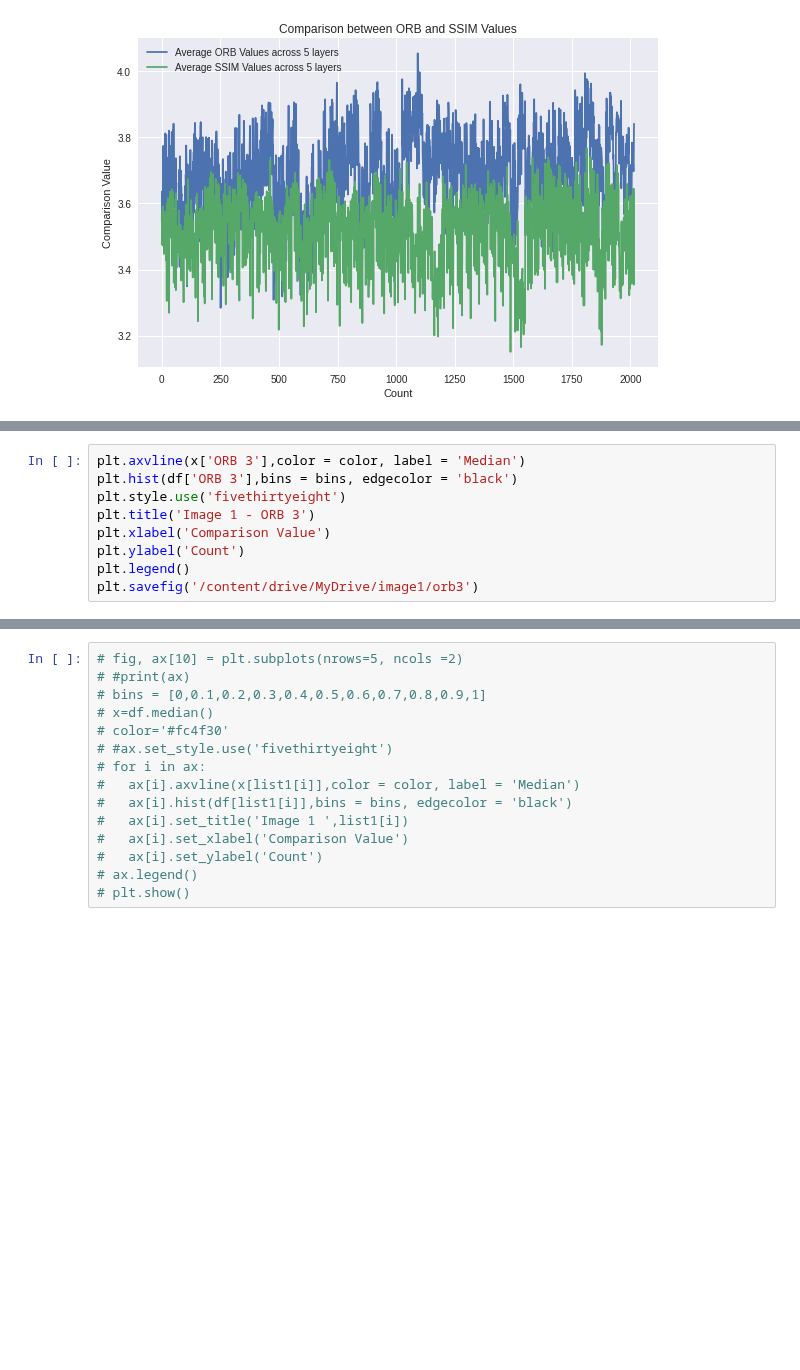
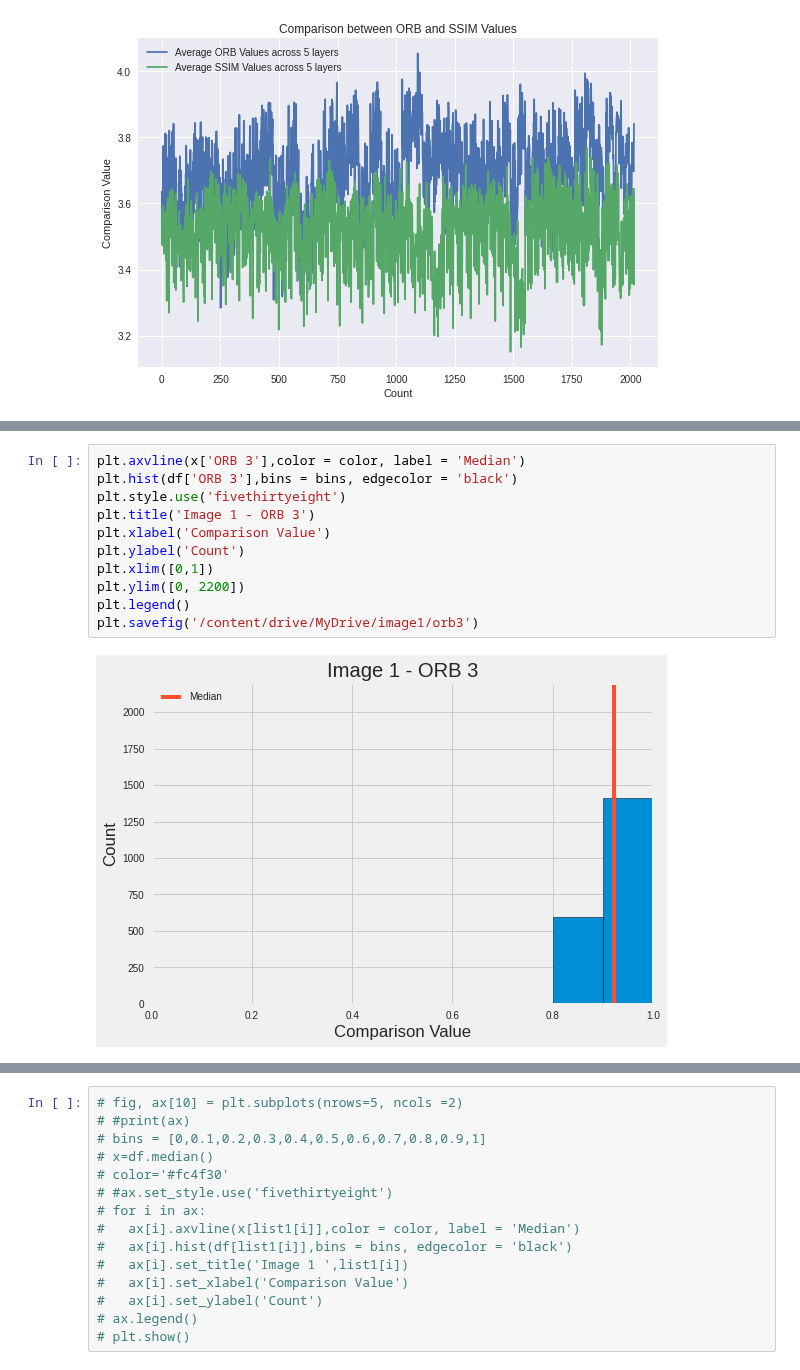
Before and after one commit to arnavd2001/iiitb_cnn, a Jupyter notebook: csvvisn.ipynb, the cells around one changed output, grey strips where cells are left out. Saved outputs shown, nothing was run; the diff lists cells and outputs as text; blank space fills up the shorter version.

```diff
--- a/csvvisn.ipynb
+++ b/csvvisn.ipynb
@@ -170,12 +180,16 @@ plt.savefig('/content/drive/MyDrive/image1/orb2')
 # %%
 plt.axvline(x['ORB 3'],color = color, label = 'Median')
 plt.hist(df['ORB 3'],bins = bins, edgecolor = 'black')
 plt.style.use('fivethirtyeight')
 plt.title('Image 1 - ORB 3')
 plt.xlabel('Comparison Value')
 plt.ylabel('Count')
+plt.xlim([0,1])
+plt.ylim([0, 2200])
 plt.legend()
 plt.savefig('/content/drive/MyDrive/image1/orb3')
+# %% [output]
+[figure, added]
 # %%
 plt.style.use('fivethirtyeight')
 plt.title('Image 1 - ORB 4')
```
Also changed, not shown: parts of 10 cells of this notebook.
